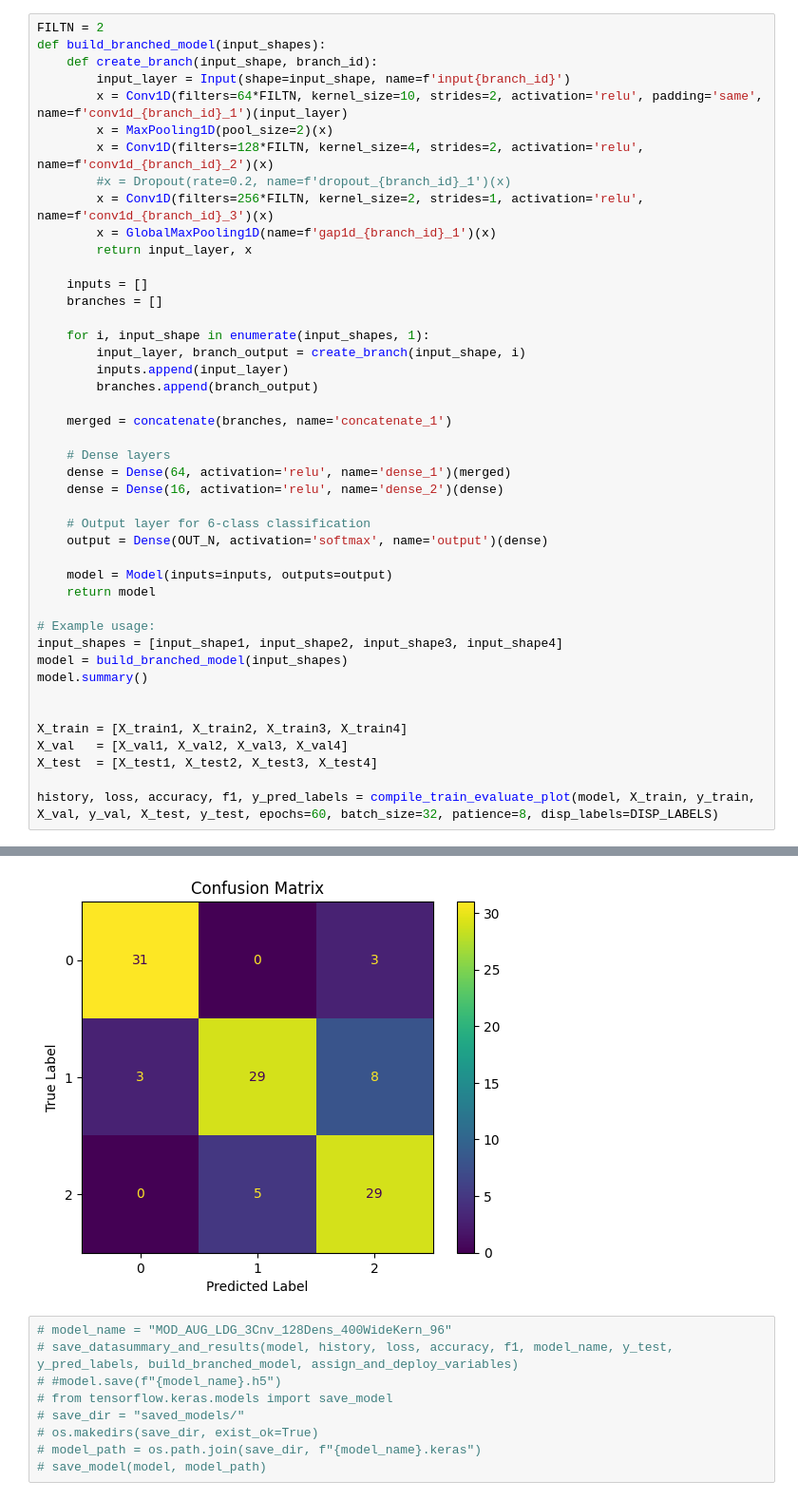
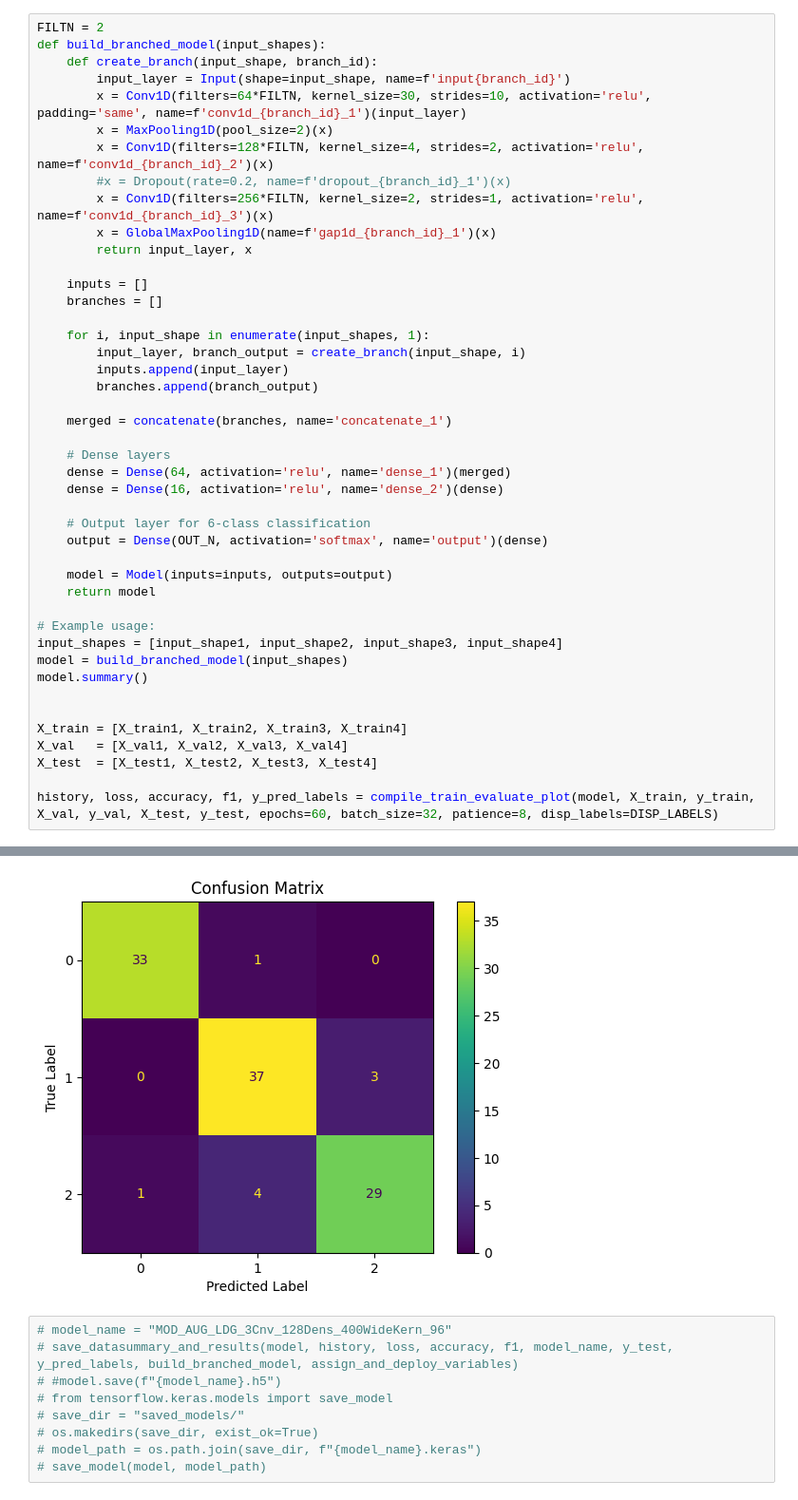
Before and after one commit to pietrodardano/ForceDriven_Arto, a Jupyter notebook: ML_Actions/FLAP/1D_MOD_4IN_FLAP_FTP.ipynb, the cells around one changed output, grey strips where cells are left out. Shown at 95% size. Cells and saved outputs as stored; diff of their text form.

```diff
--- a/ML_Actions/FLAP/1D_MOD_4IN_FLAP_FTP.ipynb
+++ b/ML_Actions/FLAP/1D_MOD_4IN_FLAP_FTP.ipynb
@@ -323,7 +311,7 @@ FILTN = 2
 def build_branched_model(input_shapes):
     def create_branch(input_shape, branch_id):
         input_layer = Input(shape=input_shape, name=f'input{branch_id}')
-        x = Conv1D(filters=64*FILTN, kernel_size=10, strides=2, activation='relu', padding='same', name=f'conv1d_{branch_id}_1')(input_layer)
+        x = Conv1D(filters=64*FILTN, kernel_size=30, strides=10, activation='relu', padding='same', name=f'conv1d_{branch_id}_1')(input_layer)
         x = MaxPooling1D(pool_size=2)(x)
         x = Conv1D(filters=128*FILTN, kernel_size=4, strides=2, activation='relu', name=f'conv1d_{branch_id}_2')(x)
         #x = Dropout(rate=0.2, name=f'dropout_{branch_id}_1')(x)
@@ -421,4 +406,4 @@ weighted avg       0.83      0.82      0.82       108
-[figure, old version]
+[figure, new version]
 # %%
 # model_name = "MOD_AUG_LDG_3Cnv_128Dens_400WideKern_96"
 # save_datasummary_and_results(model, history, loss, accuracy, f1, model_name, y_test, y_pred_labels, build_branched_model, assign_and_deploy_variables)
```
Also changed, not shown: parts of 6 cells of this notebook, 34 other files.
